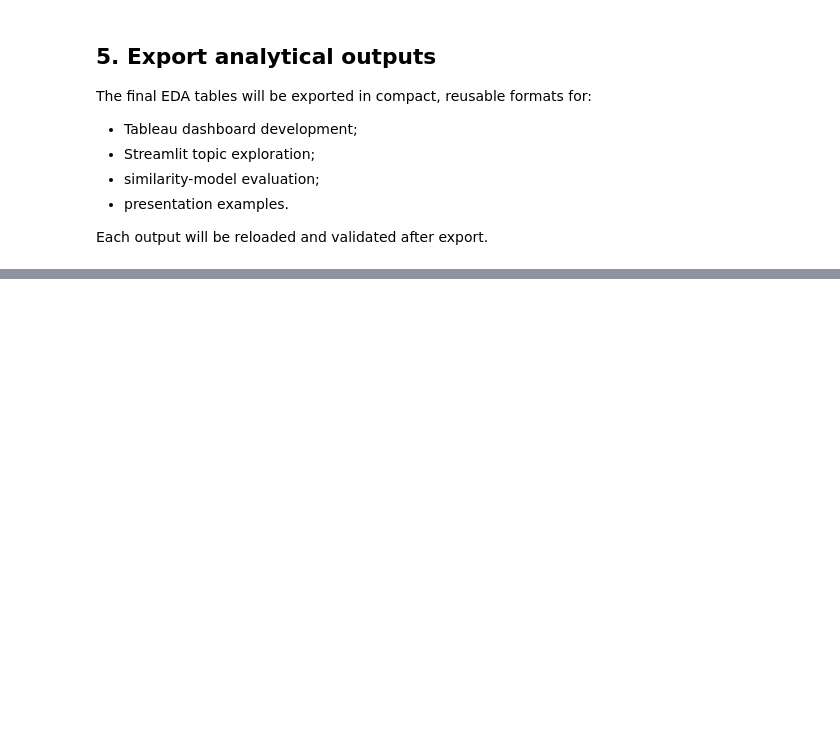
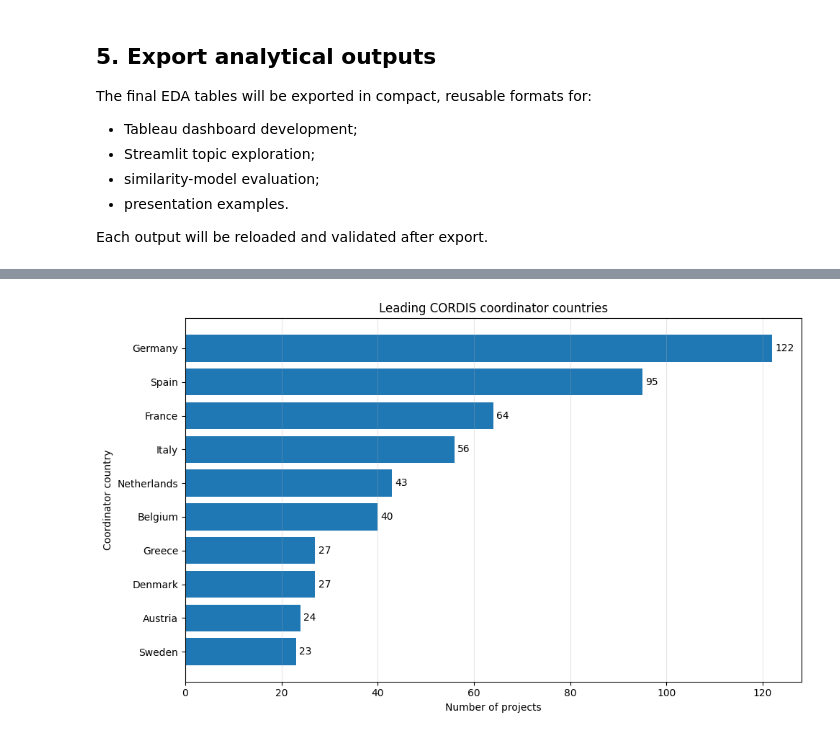
Before and after one commit to Orgo4ever/GrantScopeAI, a Jupyter notebook: Notebooks/06_exploratory_data_analysis.ipynb, the cells around one changed output, grey strips where cells are left out. Saved outputs shown, nothing was run; the diff lists cells and outputs as text; code cells hidden in the pictures; blank space fills up the shorter version.

```diff
--- a/Notebooks/06_exploratory_data_analysis.ipynb
+++ b/Notebooks/06_exploratory_data_analysis.ipynb
@@ -2911,0 +3037,94 @@ Duplicate evaluation grant keys: 0
+# %%
+# Summarize the leading CORDIS coordinator countries
+
+country_name_map = {
+    "DE": "Germany",
+    "ES": "Spain",
+    "FR": "France",
+    "IT": "Italy",
+    "NL": "Netherlands",
+    "BE": "Belgium",
+    "DK": "Denmark",
+    "EL": "Greece",
+    "AT": "Austria",
+    "SE": "Sweden",
+}
+
+cordis_geography_df = geography_coverage_df.loc[
+    geography_coverage_df["source"] == "CORDIS"
+].copy()
+
+cordis_total_grants = cordis_geography_df["grant_count"].sum()
+
+cordis_geography_df["country_name"] = (
+    cordis_geography_df["organisation_country"]
+    .map(country_name_map)
+    .fillna(cordis_geography_df["organisation_country"])
+)
+
+cordis_geography_df["share_of_cordis_grants_pct"] = (
+    cordis_geography_df["grant_count"]
+    / cordis_total_grants
+    * 100
+).round(1)
+
+top_cordis_countries_df = (
+    cordis_geography_df
+    .sort_values("grant_count", ascending=False)
+    .head(10)
+    .reset_index(drop=True)
+)
+
+display(
+    top_cordis_countries_df[
+        [
+            "country_name",
+            "grant_count",
+            "organisation_count",
+            "share_of_cordis_grants_pct",
+        ]
+    ]
+)
+
+# Plot the ten leading CORDIS coordinator countries
+plot_df = top_cordis_countries_df.sort_values(
+    "grant_count",
+    ascending=True,
+)
+
+fig, ax = plt.subplots(figsize=(10, 6))
+
+ax.barh(
+    plot_df["country_name"],
+    plot_df["grant_count"],
+)
+
+ax.set_title("Leading CORDIS coordinator countries")
+ax.set_xlabel("Number of projects")
+ax.set_ylabel("Coordinator country")
+ax.grid(axis="x", alpha=0.3)
+
+for container in ax.containers:
+    ax.bar_label(
+        container,
+        fmt="%.0f",
+        padding=3,
+    )
+
+fig.tight_layout()
+
+figure_path = (
+    VISUALIZATIONS_DIR
+    / "16_top_cordis_coordinator_countries.png"
+)
+
+fig.savefig(
+    figure_path,
+    dpi=300,
+    bbox_inches="tight",
+)
+
+plt.show()
+
+print(f"Figure saved to: {figure_path.resolve()}")
+# %% [output]
@@ -2911,0 +3142 @@ Duplicate evaluation grant keys: 0
+[figure, added]
```
Also changed, not shown: parts of 11 cells of this notebook, 7 other files.
